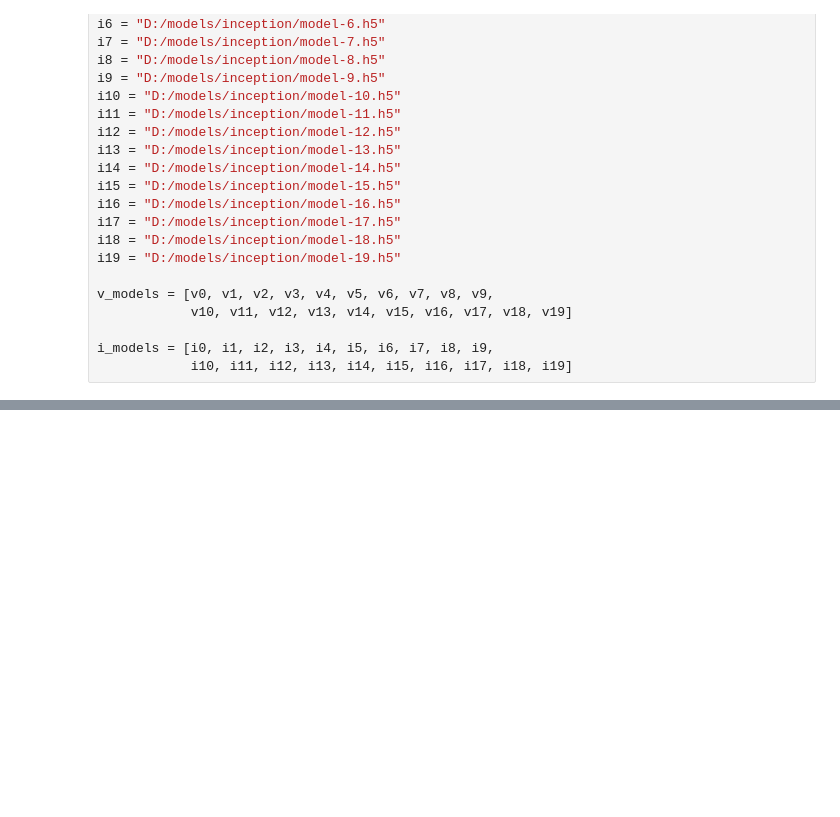
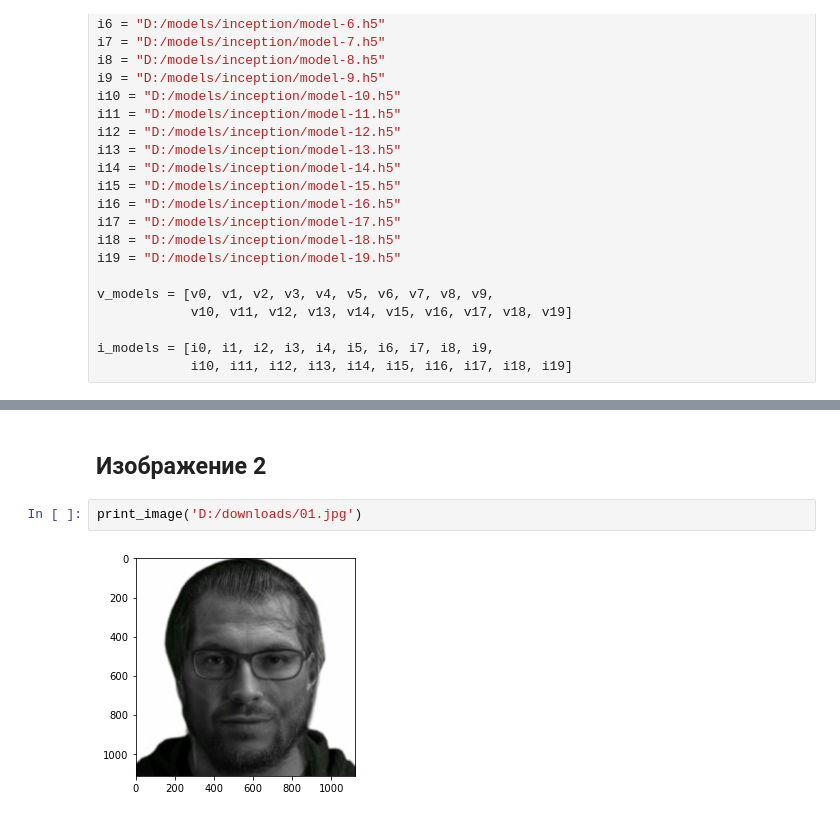
Before and after one commit to algorithm-ssau/generating-image-captions, a Jupyter notebook: lab3-image-caption-generator/23-check-models.ipynb, the cells around one changed output, grey strips where cells are left out. Saved outputs shown, nothing was run; the diff lists cells and outputs as text; blank space fills up the shorter version.

```diff
--- a/lab3-image-caption-generator/23-check-models.ipynb
+++ b/lab3-image-caption-generator/23-check-models.ipynb
@@ -135,0 +142,6 @@ i_models = [i0, i1, i2, i3, i4, i5, i6, i7, i8, i9,
+# %% [markdown]
+## Изображение 2
+# %%
+print_image('D:/downloads/01.jpg')
+# %% [output]
+[figure, added]
```
Also changed, not shown: parts of 8 cells of this notebook.
